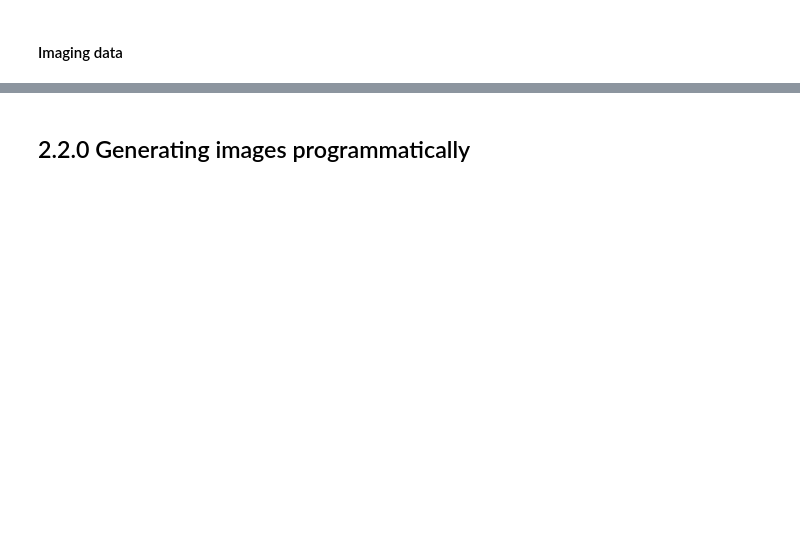
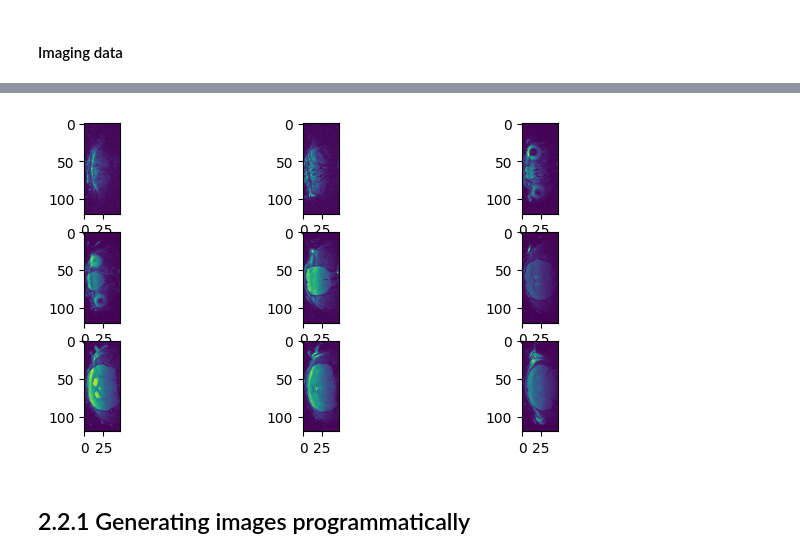
Before and after one commit to vigji/python-cimec-2023, a Jupyter notebook: practicals/Practicals_2.2.ipynb, the cells around one changed output, grey strips where cells are left out. Saved outputs shown, nothing was run; the diff lists cells and outputs as text; code cells hidden in the pictures; blank space fills up the shorter version.

```diff
--- a/practicals/Practicals_2.2.ipynb
+++ b/practicals/Practicals_2.2.ipynb
@@ -46,6 +108,13 @@ Download this practicals file on your computer and fill it out using your local
 # %%
 # Use subplots and a for loop to display in the same image multiple
 # slices from the data:
+
+f, axs = plt.subplots(3, 3, figsize=(8, 4))
+
+for ax, sl_idx in zip(axs.flatten(), range(0, 90, 10)):
+    ax.imshow(data_array[:, sl_idx, :])
+# %% [output]
+[figure, added]
 # %%
 # (Further reading)
 # If you want to know more about nibabel, you can check the documentation
@@ -55,7 +124,7 @@ Download this practicals file on your computer and fill it out using your local
 # (Also optional... if you got guts) check the actual nifti header
 # specification at https://nifti.nimh.nih.gov/pub/dist/src/niftilib/nifti1.h
 # %% [markdown]
-## 2.2.0 Generating images programmatically
+## 2.2.1 Generating images programmatically
 # %%
 # For an experiment, we need to generate images with certain features, one for every trial of the experiment.
 
```
Also changed, not shown: parts of 10 cells of this notebook, 4 other files.
